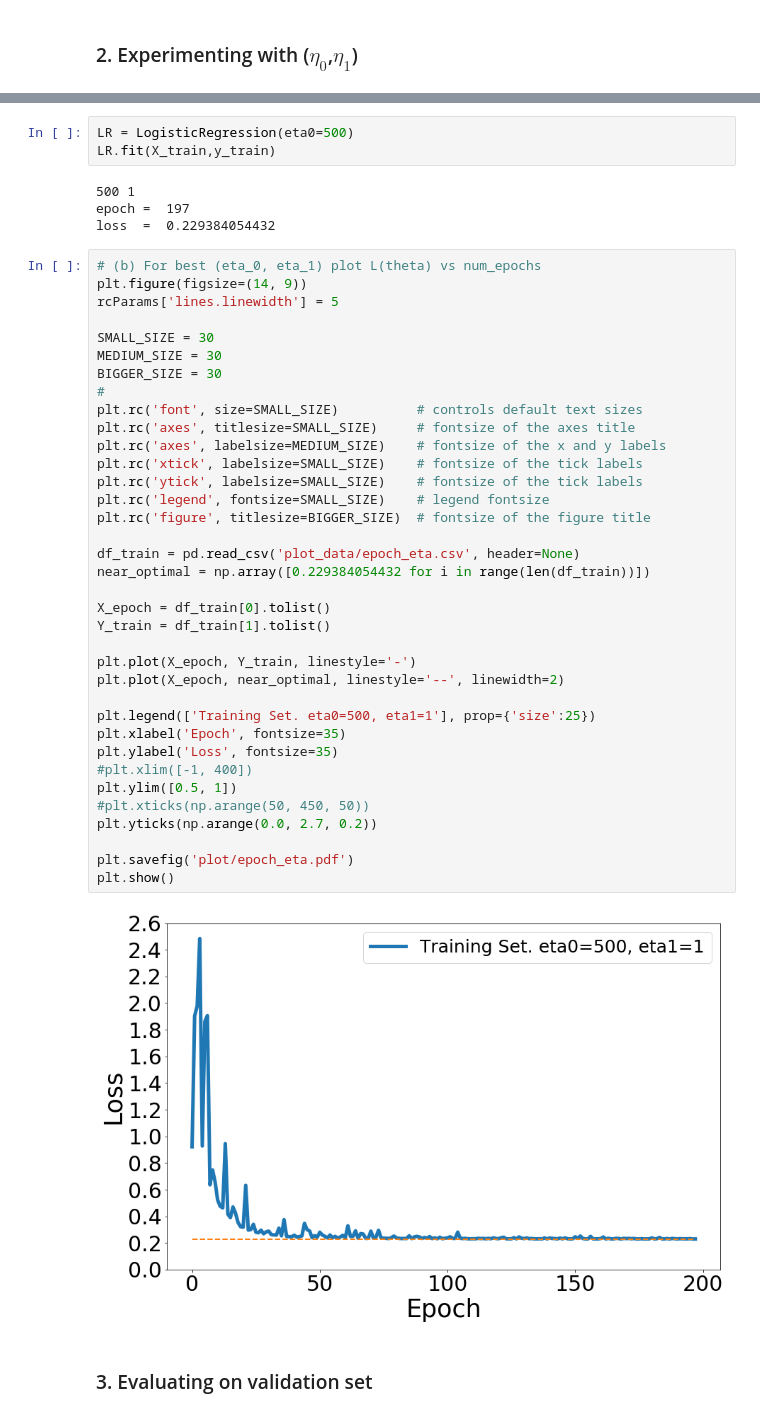
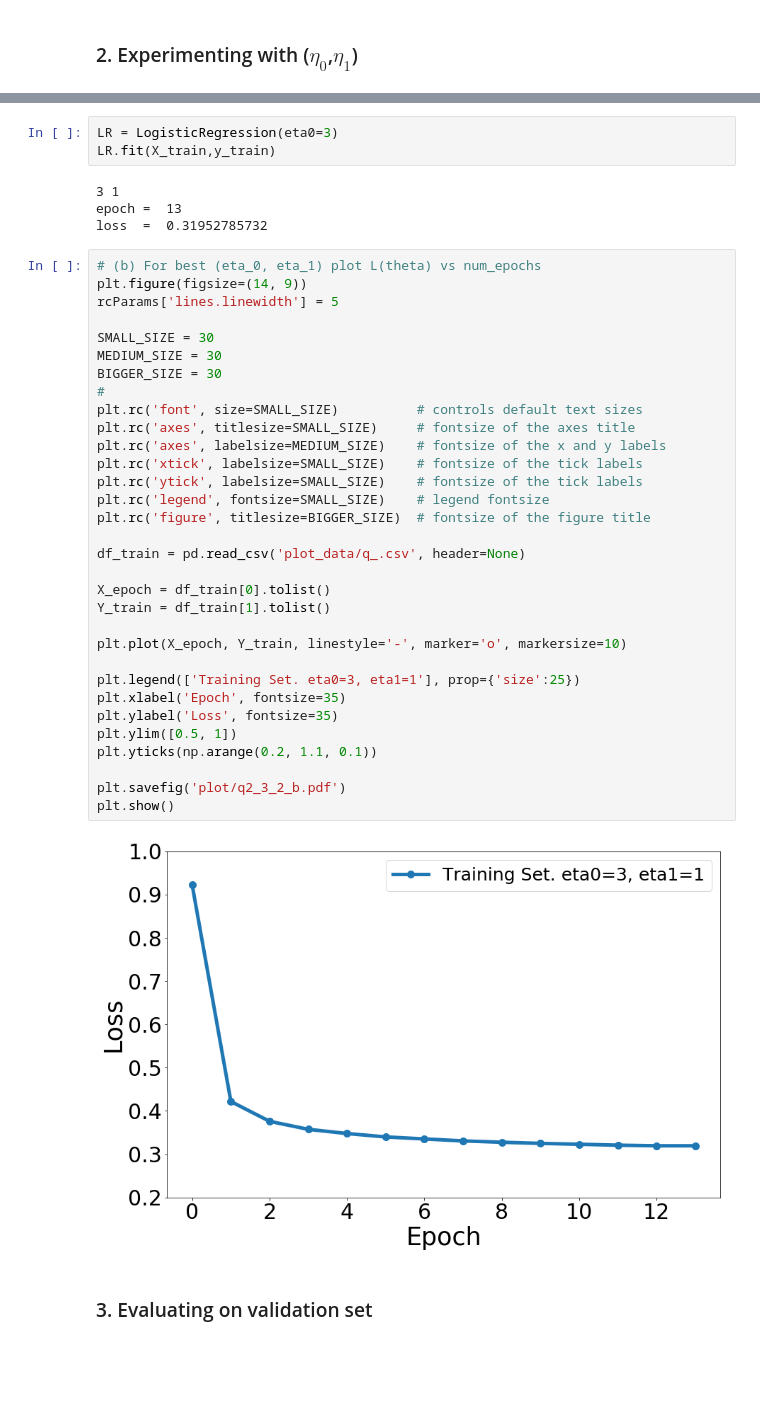
Before and after one commit to caitaozhan/CSE512-homework, a Jupyter notebook: hw3/logistic_regression_test.ipynb, the cells around one changed output, grey strips where cells are left out. Saved outputs shown, nothing was run; the diff lists cells and outputs as text; blank space fills up the shorter version.

```diff
--- a/hw3/logistic_regression_test.ipynb
+++ b/hw3/logistic_regression_test.ipynb
@@ -429,48 +501,44 @@ Final value of L($\theta$) = **0.229384054432**
 # %%
-LR = LogisticRegression(eta0=500)
+LR = LogisticRegression(eta0=3)
 LR.fit(X_train,y_train)
 # %% [output]
-500 1
-epoch =  197
-loss  =  0.229384054432
+3 1
+epoch =  13
+loss  =  0.31952785732
 # %%
 # (b) For best (eta_0, eta_1) plot L(theta) vs num_epochs
 plt.figure(figsize=(14, 9))
 rcParams['lines.linewidth'] = 5
 
 SMALL_SIZE = 30
 MEDIUM_SIZE = 30
 BIGGER_SIZE = 30
 #
 plt.rc('font', size=SMALL_SIZE)          # controls default text sizes
 plt.rc('axes', titlesize=SMALL_SIZE)     # fontsize of the axes title
 plt.rc('axes', labelsize=MEDIUM_SIZE)    # fontsize of the x and y labels
 plt.rc('xtick', labelsize=SMALL_SIZE)    # fontsize of the tick labels
 plt.rc('ytick', labelsize=SMALL_SIZE)    # fontsize of the tick labels
 plt.rc('legend', fontsize=SMALL_SIZE)    # legend fontsize
 plt.rc('figure', titlesize=BIGGER_SIZE)  # fontsize of the figure title
 
-df_train = pd.read_csv('plot_data/epoch_eta.csv', header=None)
-near_optimal = np.array([0.229384054432 for i in range(len(df_train))])
+df_train = pd.read_csv('plot_data/q_.csv', header=None)
 
 X_epoch = df_train[0].tolist()
 Y_train = df_train[1].tolist()
 
-plt.plot(X_epoch, Y_train, linestyle='-')
-plt.plot(X_epoch, near_optimal, linestyle='--', linewidth=2)
+plt.plot(X_epoch, Y_train, linestyle='-', marker='o', markersize=10)
 
-plt.legend(['Training Set. eta0=500, eta1=1'], prop={'size':25})
+plt.legend(['Training Set. eta0=3, eta1=1'], prop={'size':25})
 plt.xlabel('Epoch', fontsize=35)
 plt.ylabel('Loss', fontsize=35)
-#plt.xlim([-1, 400])
 plt.ylim([0.5, 1])
-#plt.xticks(np.arange(50, 450, 50))
-plt.yticks(np.arange(0.0, 2.7, 0.2))
+plt.yticks(np.arange(0.2, 1.1, 0.1))
 
-plt.savefig('plot/epoch_eta.pdf')
+plt.savefig('plot/q2_3_2_b.pdf')
 plt.show()
 # %% [output]
-[figure, old version]
+[figure, new version]
 # %% [markdown]
 ### 3. Evaluating on validation set
 # %%
```
Also changed, not shown: parts of 16 cells of this notebook, 15 other files.
